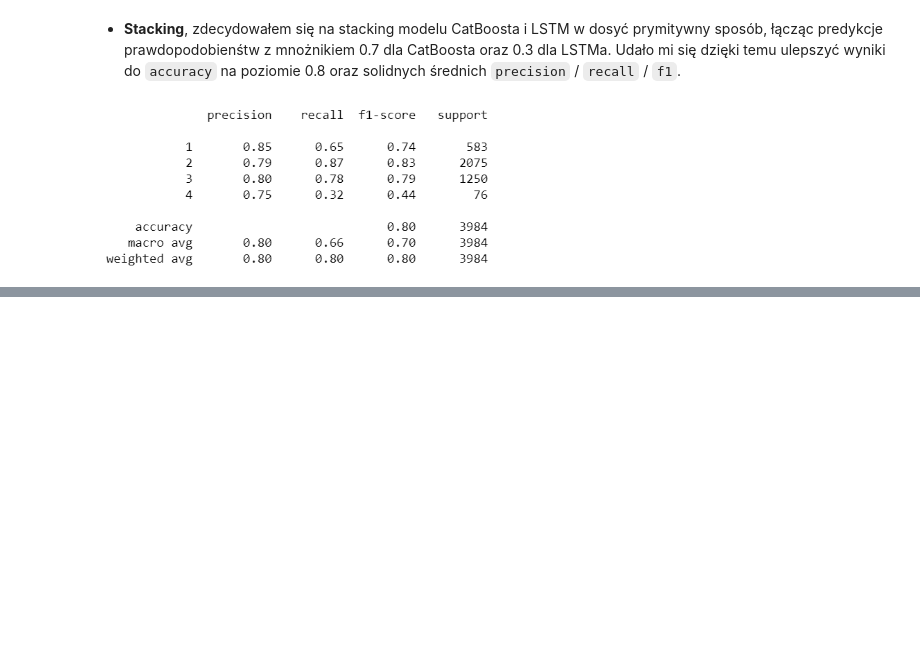
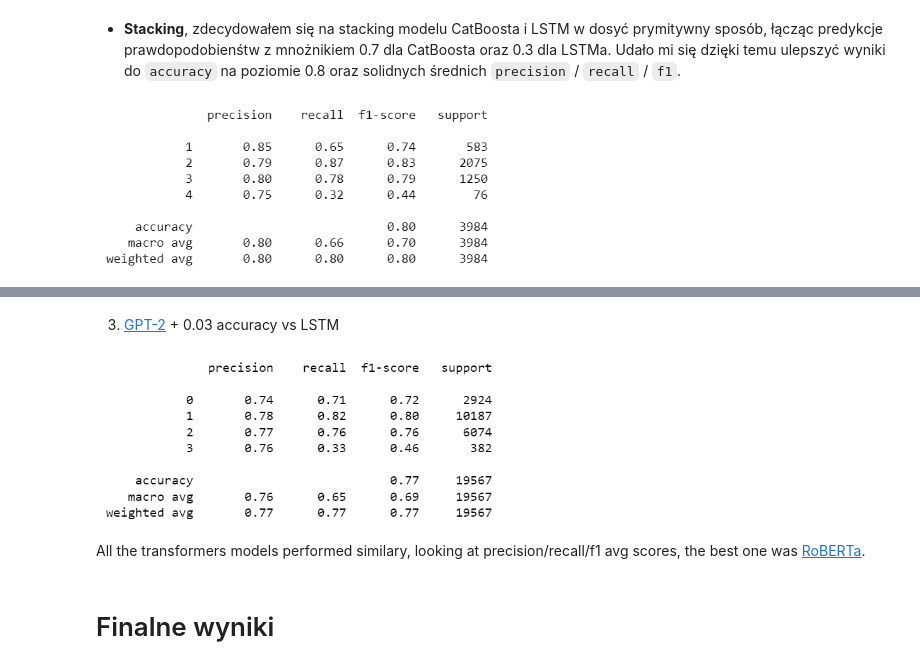
Before and after one commit to directtt/nlp-wine-reviews-prediction, a Jupyter notebook: raport.ipynb, the cells around one changed output, grey strips where cells are left out. Cells and saved outputs as stored; diff of their text form; code cells hidden in the pictures; blank space fills up the shorter version.

```diff
--- a/raport.ipynb
+++ b/raport.ipynb
@@ -181,0 +200,10 @@ Image('raport_images/rf_all.png', width=400)
+# %% [markdown]
+3) [GPT-2](https://huggingface.co/gpt2) + 0.03 accuracy vs LSTM
+# %%
+Image('raport_images/gpt2_results.png', width=400)
+# %% [output]
+[figure, added]
+# %% [markdown]
+All the transformers models performed similary, looking at precision/recall/f1 avg scores, the best one was [RoBERTa](https://huggingface.co/roberta-base).
+# %% [markdown]
+# Finalne wyniki
```
Also changed, not shown: parts of 32 cells of this notebook, 14 other files.
